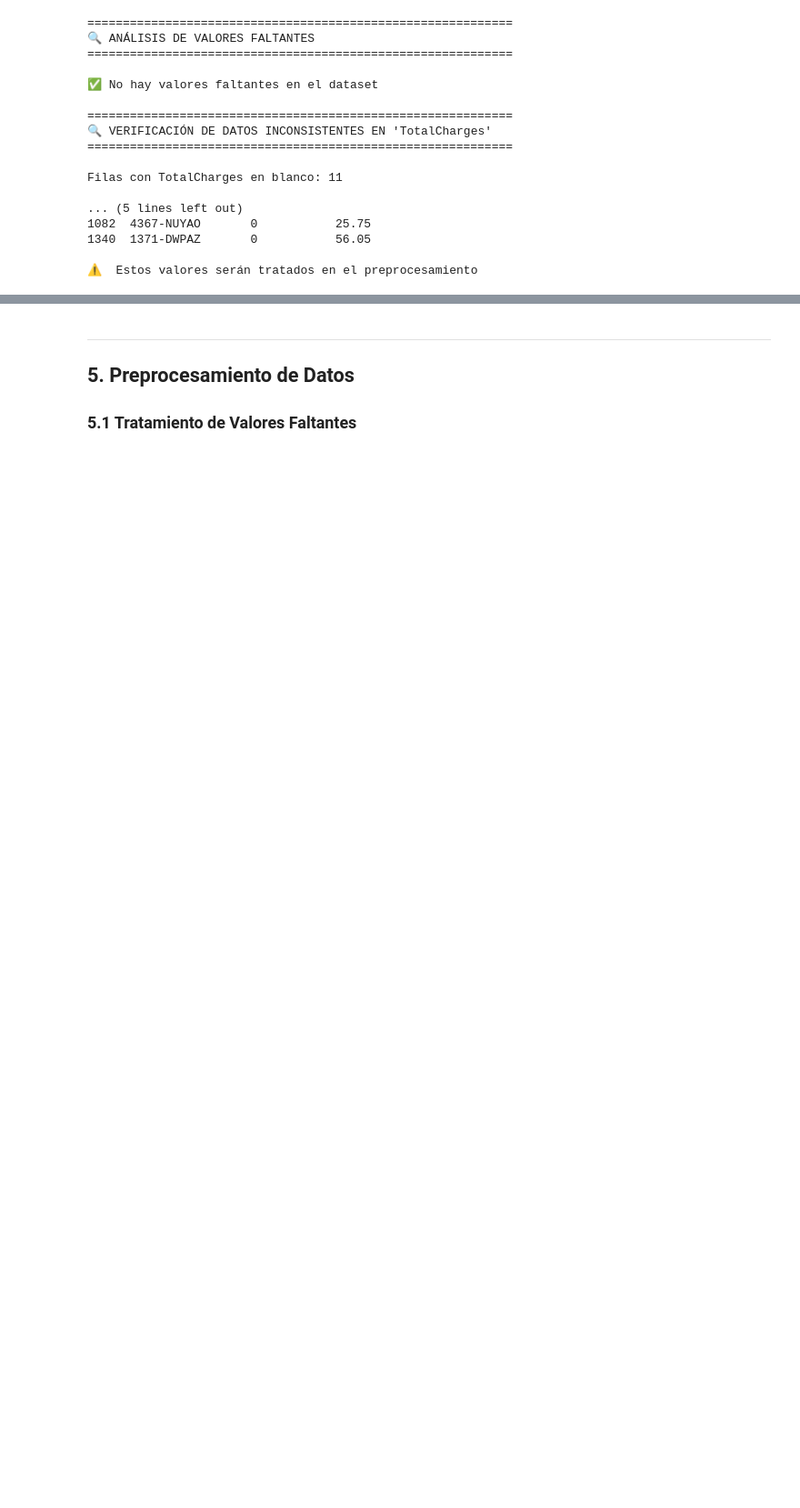
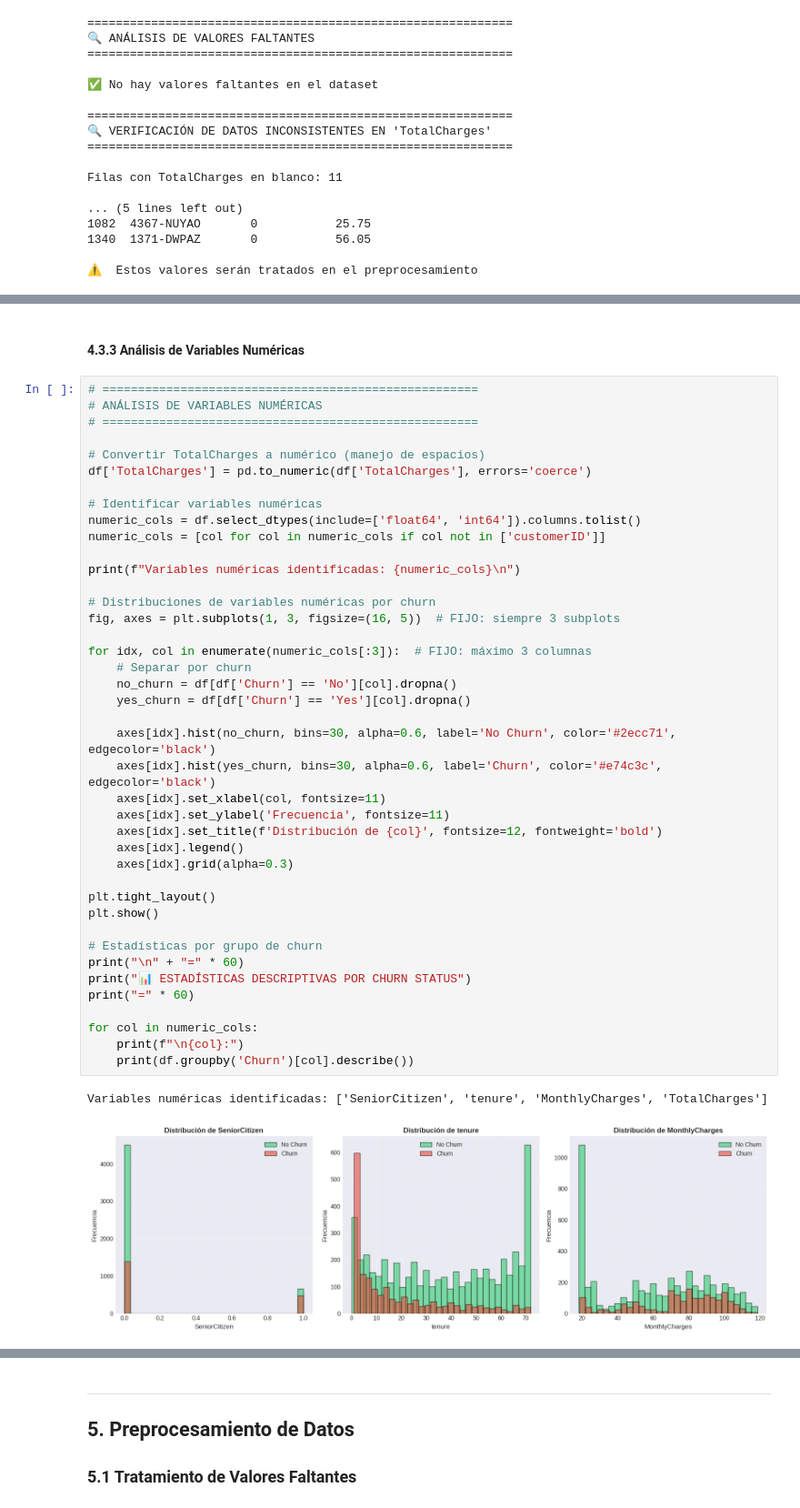
Before and after one commit to f1541650-commits/AML-Final-Kozima-Andres, a Jupyter notebook: final_project.ipynb, the cells around one changed output, grey strips where cells are left out. Shown at 91% size. Drawn from its saved outputs; the diff is of its cells as text; blank space fills up the shorter version.

```diff
--- a/final_project.ipynb
+++ b/final_project.ipynb
@@ -542,0 +487,46 @@ else:
+# %% [markdown]
+#### 4.3.3 Análisis de Variables Numéricas
+# %%
+# =====================================================
+# ANÁLISIS DE VARIABLES NUMÉRICAS
+# =====================================================
+
+# Convertir TotalCharges a numérico (manejo de espacios)
+df['TotalCharges'] = pd.to_numeric(df['TotalCharges'], errors='coerce')
+
+# Identificar variables numéricas
+numeric_cols = df.select_dtypes(include=['float64', 'int64']).columns.tolist()
+numeric_cols = [col for col in numeric_cols if col not in ['customerID']]
+
+print(f"Variables numéricas identificadas: {numeric_cols}\n")
+
+# Distribuciones de variables numéricas por churn
+fig, axes = plt.subplots(1, 3, figsize=(16, 5))  # FIJO: siempre 3 subplots
+
+for idx, col in enumerate(numeric_cols[:3]):  # FIJO: máximo 3 columnas
+    # Separar por churn
+    no_churn = df[df['Churn'] == 'No'][col].dropna()
+    yes_churn = df[df['Churn'] == 'Yes'][col].dropna()
+
+    axes[idx].hist(no_churn, bins=30, alpha=0.6, label='No Churn', color='#2ecc71', edgecolor='black')
+    axes[idx].hist(yes_churn, bins=30, alpha=0.6, label='Churn', color='#e74c3c', edgecolor='black')
+    axes[idx].set_xlabel(col, fontsize=11)
+    axes[idx].set_ylabel('Frecuencia', fontsize=11)
+    axes[idx].set_title(f'Distribución de {col}', fontsize=12, fontweight='bold')
+    axes[idx].legend()
+    axes[idx].grid(alpha=0.3)
+
+plt.tight_layout()
+plt.show()
+
+# Estadísticas por grupo de churn
+print("\n" + "=" * 60)
+print("📊 ESTADÍSTICAS DESCRIPTIVAS POR CHURN STATUS")
+print("=" * 60)
+
+for col in numeric_cols:
+    print(f"\n{col}:")
+    print(df.groupby('Churn')[col].describe())
+# %% [output]
+Variables numéricas identificadas: ['SeniorCitizen', 'tenure', 'MonthlyCharges', 'TotalCharges']
+[figure, added]
```
Also changed, not shown: parts of 100 cells of this notebook.
